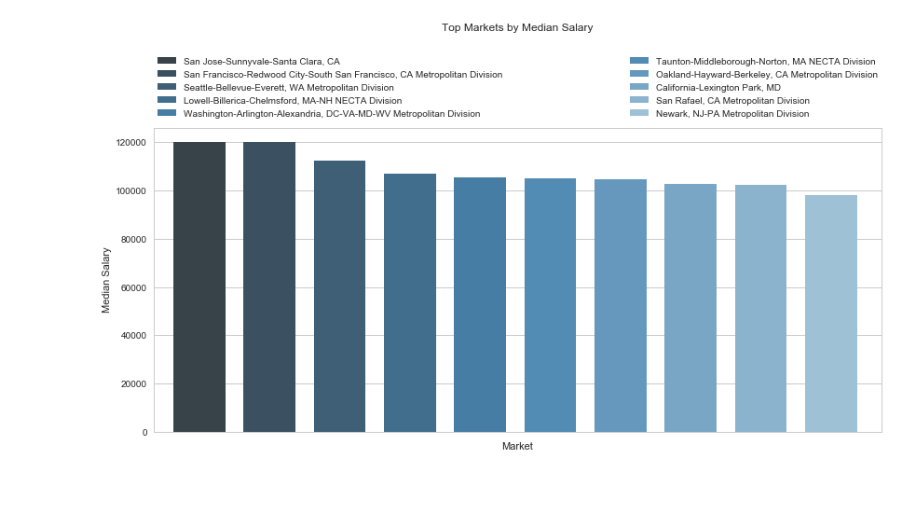
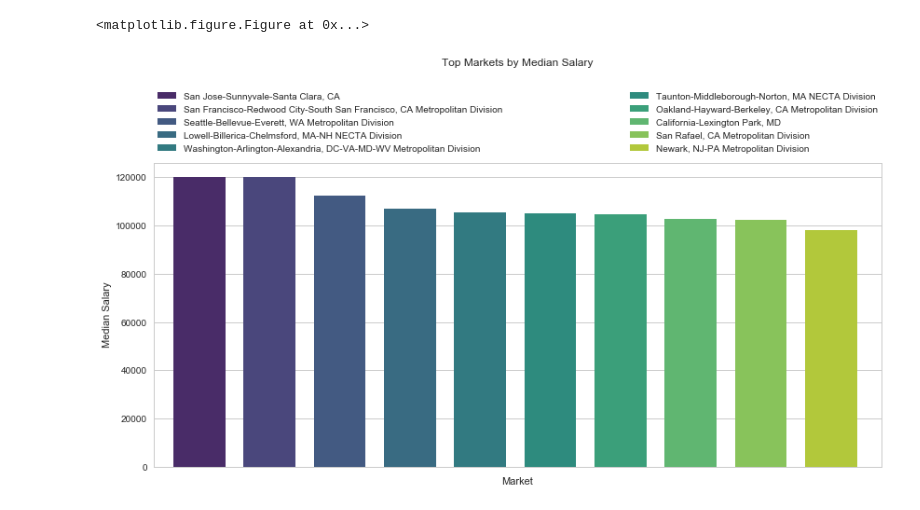
Before and after one commit to DataScienceSalon/Python-Data-Science, a Jupyter notebook: Applied Plotting, Charting & Data Representation in Python/Mathematical Science Job Density.ipynb, the cells around one changed output. Drawn from its saved outputs; the diff is of its cells as text; code cells hidden in the pictures.

```diff
--- a/Applied Plotting, Charting & Data Representation in Python/Mathematical Science Job Density.ipynb
+++ b/Applied Plotting, Charting & Data Representation in Python/Mathematical Science Job Density.ipynb
@@ -178,7 +178,7 @@ def processData(oesfile):
     df = pd.read_csv(oesfile, encoding = 'latin1')
 
     # Prepare data
-    cols = ['AREA', 'AREA_NAME', 'A_MEDIAN', 'JOBS_1000', 'TOT_EMP',
+    cols = ['PRIM_STATE', 'AREA', 'AREA_NAME', 'A_MEDIAN', 'JOBS_1000', 'TOT_EMP',
             'TOT_EMP_ME', 'JOBS_1000_ME', 'A_MEAN_ME', 'A_MEDIAN_ME']
     df2008 = (df[(df.YEAR == 2008)]
                .drop(df.columns.difference(cols), axis = 1, inplace = False)
@@ -229,18 +282,19 @@ def jobSalaryData(df2017):
 # %%
 def plotTopSalary():
     topSalary, topSalaryGrowth = topSalaryData(df, df2017, compare)
     sns.set_style("whitegrid")
     plt.figure(figsize=(14,6))
-    ax = sns.barplot(x="AREA_NAME", y="A_MEDIAN_2017", data=topSalary, palette = "Blues_d", hue = "AREA_NAME")
+    ax = sns.barplot(x="AREA_NAME", y="A_MEDIAN_2017", data=topSalary, palette = "viridis", hue = "AREA_NAME")
     ax.set(xticklabels=[])
     ax.set(xlabel = 'Market', ylabel = 'Median Salary')
     plt.legend(bbox_to_anchor=(0., 1.02, 1., .102), loc=3, ncol=2, mode="expand", borderaxespad=0.)
     for patch in ax.patches:
         patch.set_width(.8)
     ax.set(title = "Top Markets by Median Salary")
     ax.set_xlim((-.7,10.5))
     ax.title.set(y = 1.3)
     plt.show()
 plotTopSalary()
 # %% [output]
+<matplotlib.figure.Figure at 0x...>
-[figure, old version]
+[figure, new version]
```
Also changed, not shown: parts of 3 cells of this notebook.
